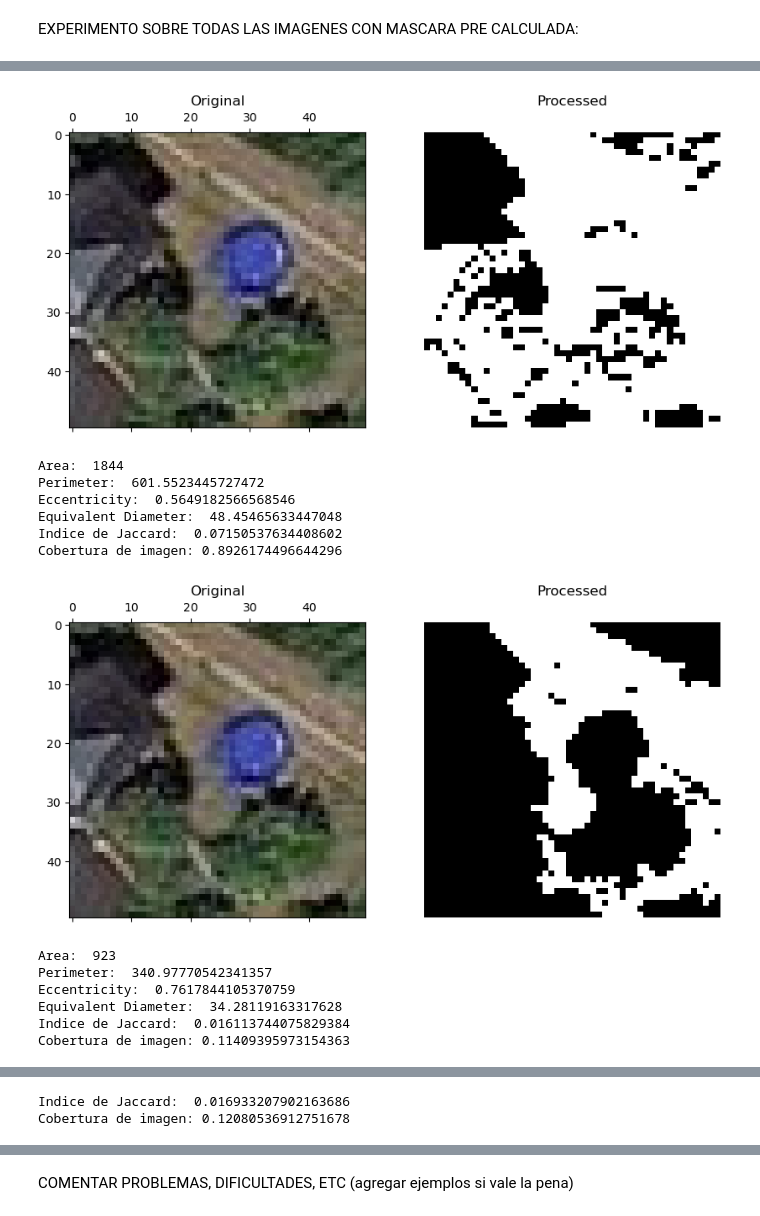
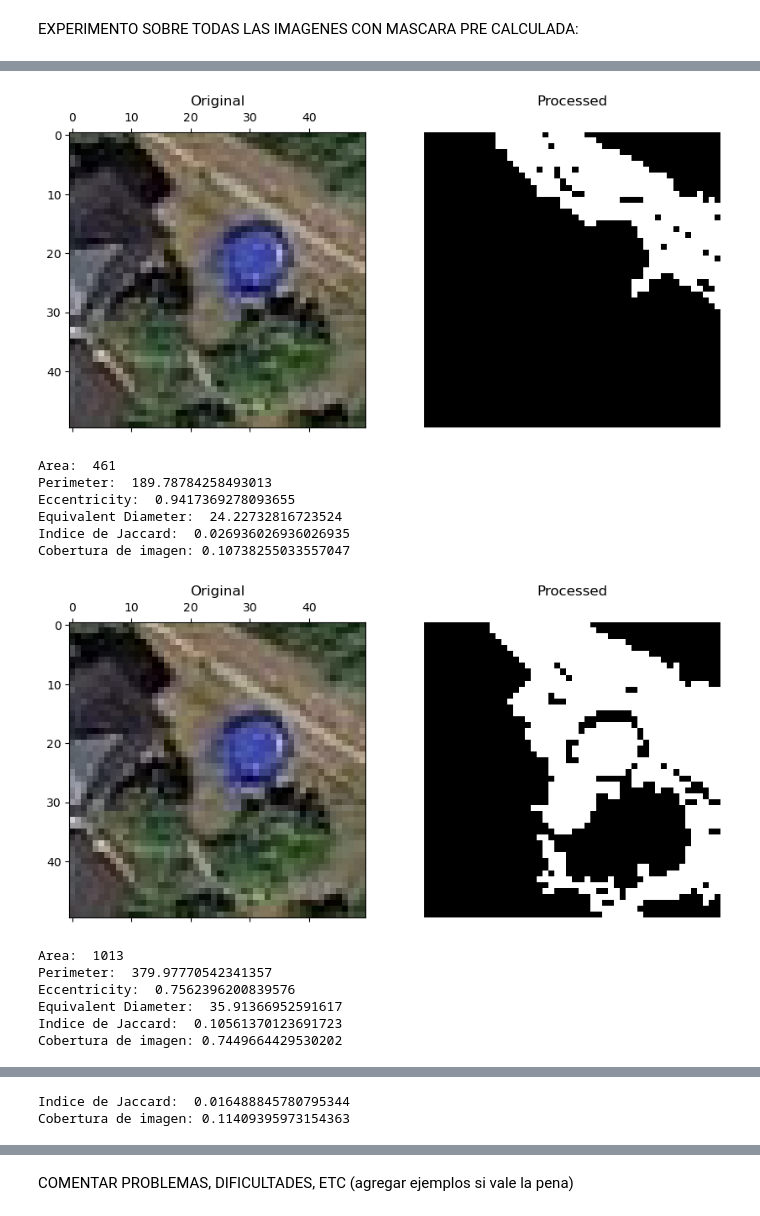
Before and after one commit to AlexisBaladon/Pool-Analyzer, a Jupyter notebook: notebooks/SEG.ipynb, the cells around one changed output, grey strips where cells are left out. Saved outputs shown, nothing was run; the diff lists cells and outputs as text; code cells hidden in the pictures.

```diff
--- a/notebooks/SEG.ipynb
+++ b/notebooks/SEG.ipynb
@@ -621,46 +626,46 @@ image_rgb = cv2.cvtColor(imag, cv2.COLOR_BGR2RGB)
 gray = cv2.cvtColor(imag, cv2.COLOR_BGR2GRAY)
 
 mask = obtain_measured_mask('img11.jpg', results_path, gray.shape)
 
 binary = pipe2.apply(imag, False)
 display_image_mask(image_rgb, binary)
 print_metrics(binary)
 print('Indice de Jaccard: ', jaccard_index(mask, binary))
 print('Cobertura de imagen:', image_matching(binary, mask))
 
 pipe_k_7 = pipeline()
-pipe_k_7.add_operation(partial(kmeans_segmentation, k=7))
+pipe_k_7.add_operation(partial(kmeans_segmentation, k=9))
 pipe_k_7.add_operation(otsu_threshold)
 pipe_k_7.add_operation(morfology_cleaning)
 binary = pipe_k_7.apply(imag, False)
 display_image_mask(image_rgb, binary)
 print_metrics(binary)
 print('Indice de Jaccard: ', jaccard_index(mask, binary))
 print('Cobertura de imagen:', image_matching(binary, mask))
 
 pipe_inter_k_7 = pipeline()
 pipe_inter_k_7.add_operation(partial(interpolate_image_size, prop_size=4, interpolation=cv2.INTER_CUBIC))
-pipe_inter_k_7.add_operation(partial(kmeans_segmentation, k=7))
+pipe_inter_k_7.add_operation(partial(kmeans_segmentation, k=9))
 pipe_inter_k_7.add_operation(otsu_threshold)
 pipe_inter_k_7.add_operation(morfology_cleaning)
 binary = pipe_inter_k_7.apply(imag, False)
 #binary = interpolate_image_size(binary, prop_size=0.25, interpolation=cv2.INTER_CUBIC)
 display_image_mask(image_rgb, binary)
 #print_metrics(binary)
 print('Indice de Jaccard: ', jaccard_index(mask, binary))
 print('Cobertura de imagen:', image_matching(binary, mask))
 # %% [output]
-[figure, old version]
+[figure, new version]
-Area:  1844
-Perimeter:  601.5523445727472
-Eccentricity:  0.5649182566568546
-Equivalent Diameter:  48.45465633447048
-Indice de Jaccard:  0.07150537634408602
-Cobertura de imagen: 0.8926174496644296
+Area:  461
+Perimeter:  189.78784258493013
+Eccentricity:  0.9417369278093655
+Equivalent Diameter:  24.22732816723524
+Indice de Jaccard:  0.026936026936026935
+Cobertura de imagen: 0.10738255033557047
-[figure, old version]
+[figure, new version]
-Area:  923
-Perimeter:  340.97770542341357
-Eccentricity:  0.7617844105370759
-Equivalent Diameter:  34.28119163317628
-Indice de Jaccard:  0.016113744075829384
-Cobertura de imagen: 0.11409395973154363
+Area:  1013
+Perimeter:  379.97770542341357
+Eccentricity:  0.7562396200839576
+Equivalent Diameter:  35.91366952591617
+Indice de Jaccard:  0.10561370123691723
+Cobertura de imagen: 0.7449664429530202
@@ -668,2 +673,2 @@ Cobertura de imagen: 0.11409395973154363
-Indice de Jaccard:  0.016933207902163686
-Cobertura de imagen: 0.12080536912751678
+Indice de Jaccard:  0.016488845780795344
+Cobertura de imagen: 0.11409395973154363
```
Also changed, not shown: parts of 25 cells of this notebook.
